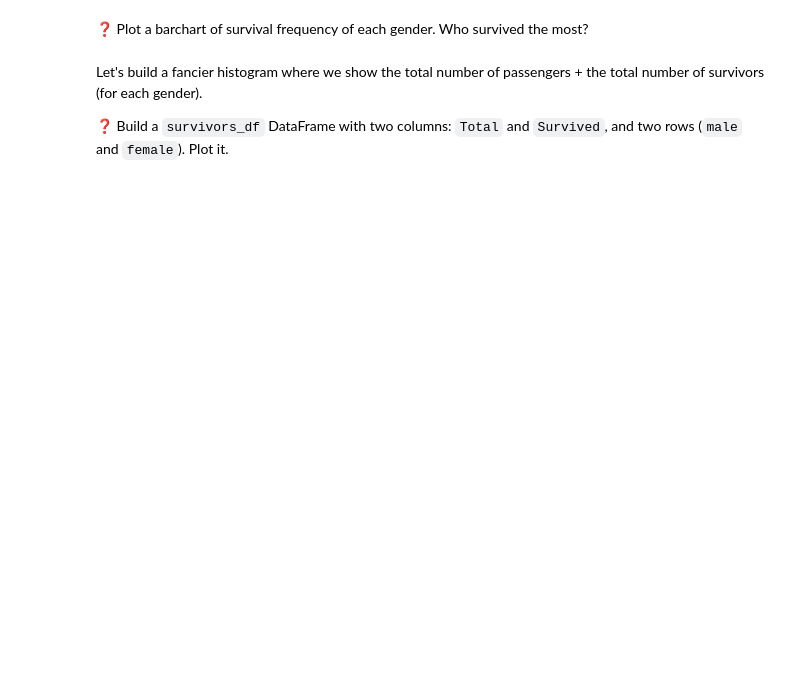
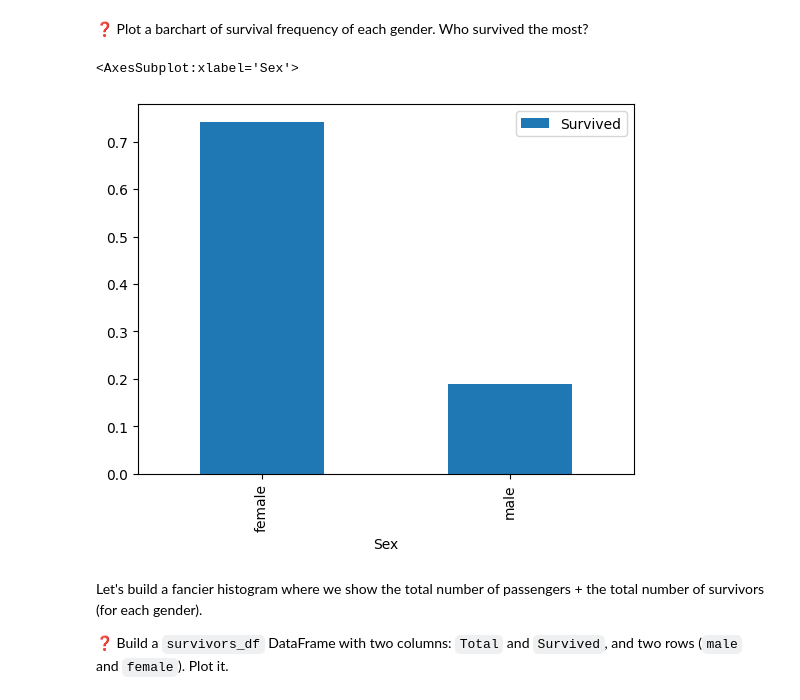
Before and after one commit to tanushrin/data-titanic_disaster, a Jupyter notebook: titanic_disaster.ipynb, the cells around one changed output. Drawn from its saved outputs; the diff is of its cells as text; code cells hidden in the pictures; blank space fills up the shorter version.

```diff
--- a/titanic_disaster.ipynb
+++ b/titanic_disaster.ipynb
@@ -61,6 +170,10 @@ Let's have a look at the `Sex` column.
 ❓ Plot a barchart of survival frequency of each gender. Who survived the most?
 # %%
 # YOUR CODE HERE
+titanic_df[["Survived","Sex"]].groupby("Sex").mean().plot(kind='bar')
+# %% [output]
+<AxesSubplot:xlabel='Sex'>
+[figure, added]
 # %% [markdown]
 Let's build a fancier histogram where we show the total number of passengers + the total number of survivors (for each gender).
 
```
Also changed, not shown: parts of 27 cells of this notebook.
